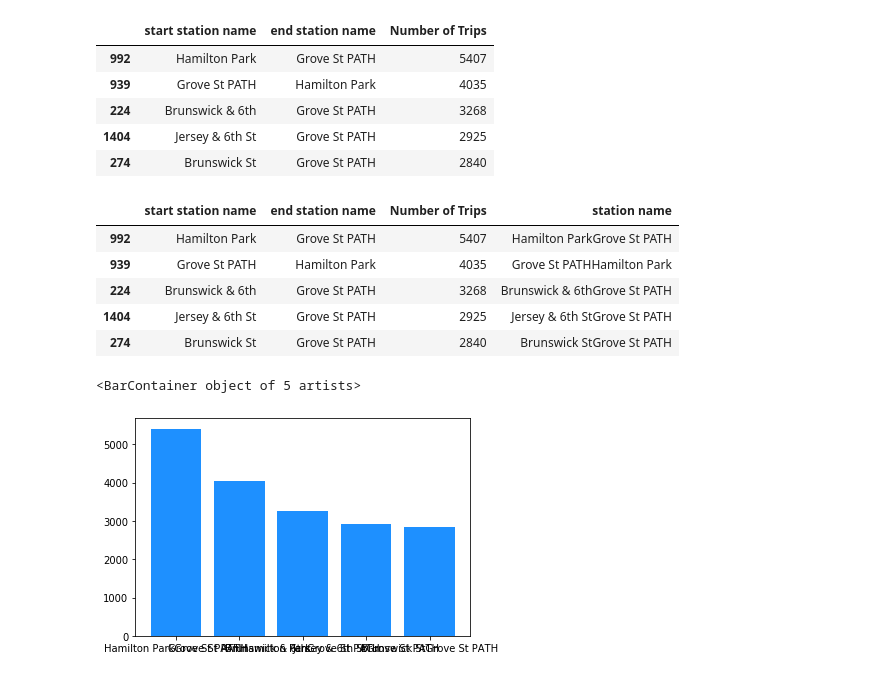
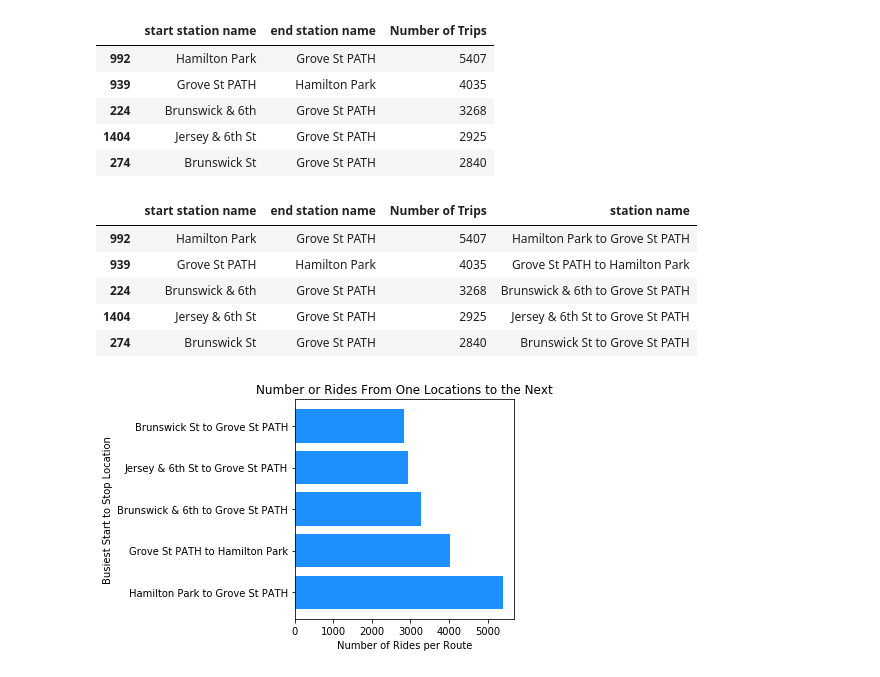
Before and after one commit to tnatoli29/Project_1, a Jupyter notebook: CitiBike/CitiBike 2019 Merge Data.ipynb, the cells around one changed output. Drawn from its saved outputs; the diff is of its cells as text; code cells hidden in the pictures.

```diff
--- a/CitiBike/CitiBike 2019 Merge Data.ipynb
+++ b/CitiBike/CitiBike 2019 Merge Data.ipynb
@@ -256,20 +256,24 @@ most_popular_routes_df.head()
 | 1404 | Jersey & 6th St | Grove St PATH | 2925 |
 | 274 | Brunswick St | Grove St PATH | 2840 |
 # %%
-most_popular_routes_df["station name"] = most_popular_routes_df["start station name"].str.cat(most_popular_routes_df["end station name"],sep= "")
+most_popular_routes_df["station name"] = most_popular_routes_df["start station name"].str.cat(most_popular_routes_df["end station name"],sep= " to ")
 most_popular_routes_df.head()
 # %% [output]
 |  | start station name | end station name | Number of Trips | station name |
-| 992 | Hamilton Park | Grove St PATH | 5407 | Hamilton ParkGrove St PATH |
-| 939 | Grove St PATH | Hamilton Park | 4035 | Grove St PATHHamilton Park |
-| 224 | Brunswick & 6th | Grove St PATH | 3268 | Brunswick & 6thGrove St PATH |
-| 1404 | Jersey & 6th St | Grove St PATH | 2925 | Jersey & 6th StGrove St PATH |
-| 274 | Brunswick St | Grove St PATH | 2840 | Brunswick StGrove St PATH |
+| 992 | Hamilton Park | Grove St PATH | 5407 | Hamilton Park to Grove St PATH |
+| 939 | Grove St PATH | Hamilton Park | 4035 | Grove St PATH to Hamilton Park |
+| 224 | Brunswick & 6th | Grove St PATH | 3268 | Brunswick & 6th to Grove St PATH |
+| 1404 | Jersey & 6th St | Grove St PATH | 2925 | Jersey & 6th St to Grove St PATH |
+| 274 | Brunswick St | Grove St PATH | 2840 | Brunswick St to Grove St PATH |
 # %%
 routes_x_axis = most_popular_routes_df["station name"].head()
 routes_y_axis = most_popular_routes_df["Number of Trips"].head()
 
-plt.bar(routes_x_axis, routes_y_axis, color = "dodgerblue")
+plt.barh(routes_x_axis, routes_y_axis, color = "dodgerblue")
+plt.title("Number or Rides From One Locations to the Next")
+plt.xlabel("Number of Rides per Route")
+plt.ylabel("Busiest Start to Stop Location")
+plt.tight_layout()
+plt.show()
 # %% [output]
-<BarContainer object of 5 artists>
-[figure, old version]
+[figure, new version]
```
Also changed, not shown: parts of 7 cells of this notebook.
